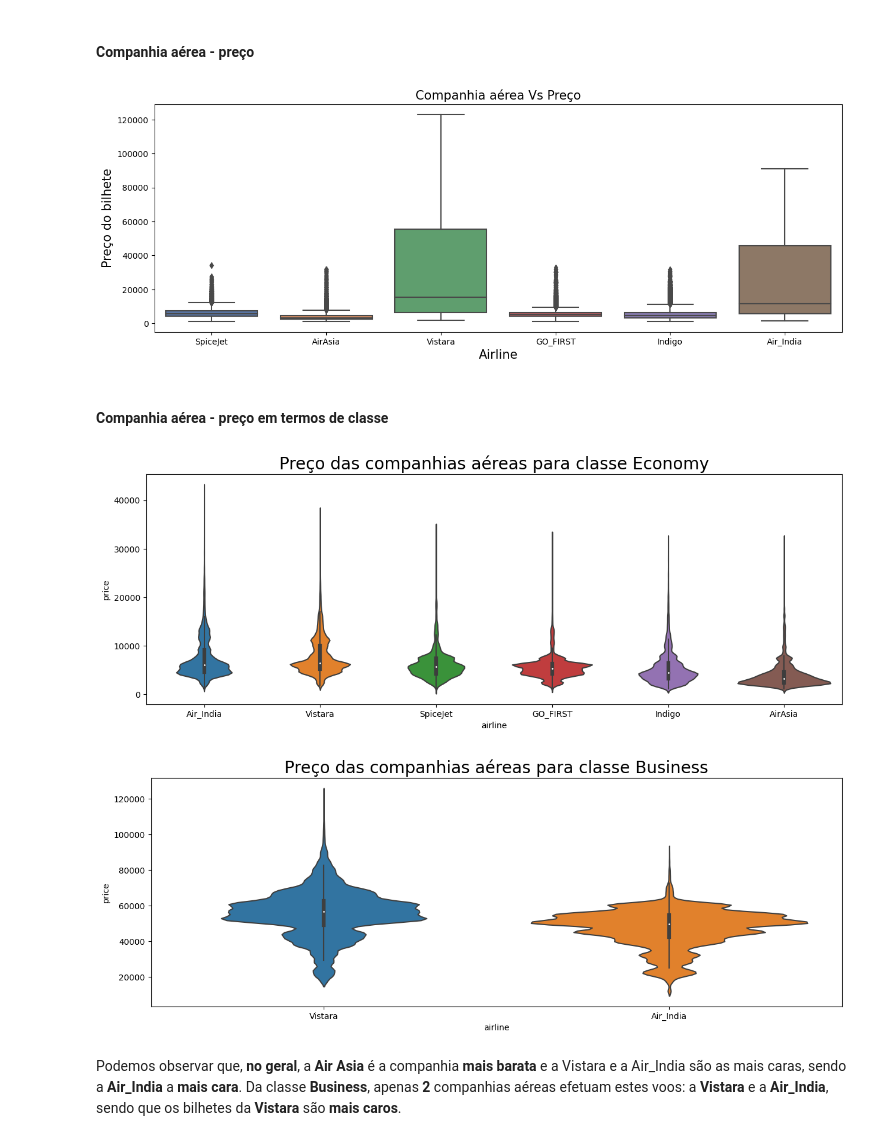
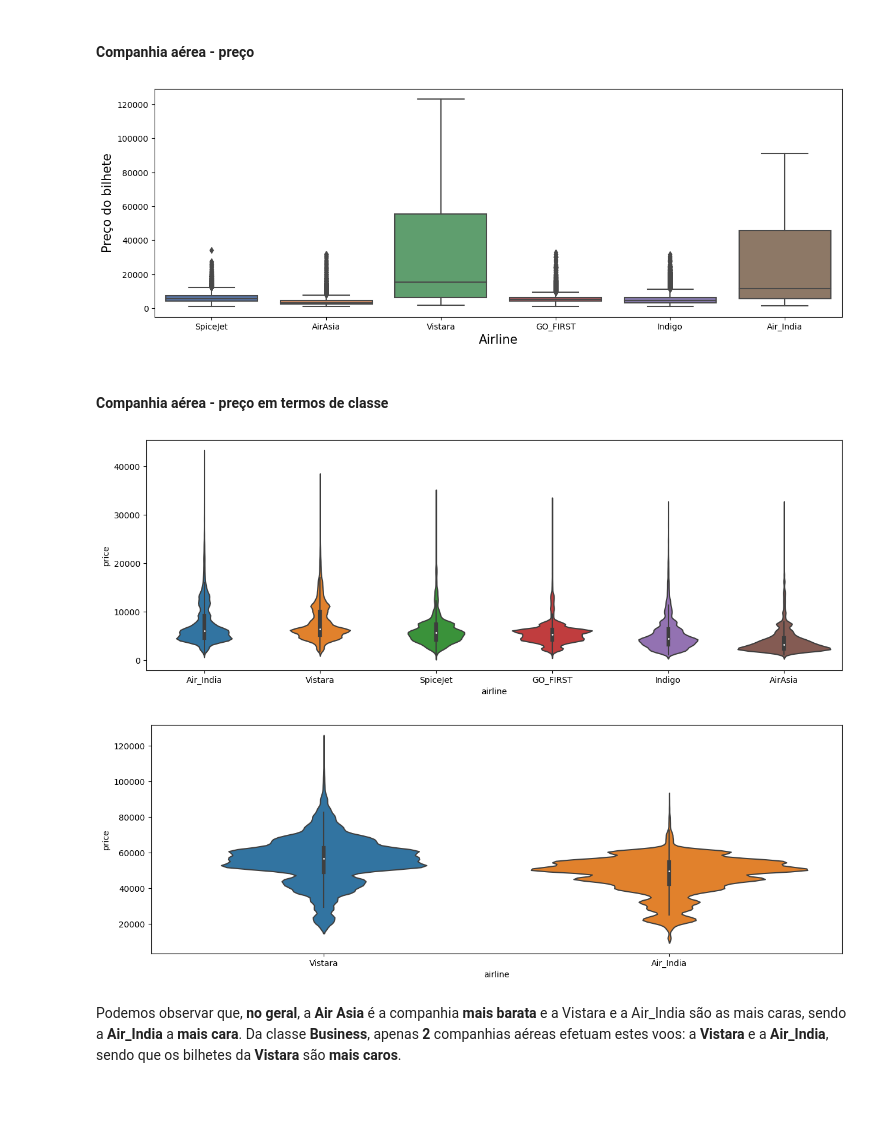
Before and after one commit to orlandopalmeira/Trabalho-DAA-2023-2024, a Jupyter notebook: Tarefa_1/tarefa_1_analise_2_dataset.ipynb, the cells around one changed output. Cells and saved outputs as stored; diff of their text form; code cells hidden in the pictures; blank space fills up the shorter version.

```diff
--- a/Tarefa_1/tarefa_1_analise_2_dataset.ipynb
+++ b/Tarefa_1/tarefa_1_analise_2_dataset.ipynb
@@ -317,28 +313,25 @@ Como é possível observar a maioria dos voos foram realizados em classe **econ
 # %%
 plt.figure(figsize=(15,5))
 sns.boxplot(x=dataf['airline'],y=dataf['price'],palette='deep')
-plt.title('Companhia aérea Vs Preço',fontsize=15)
 plt.xlabel('Airline',fontsize=15)
 plt.ylabel('Preço do bilhete',fontsize=15)
 plt.show()
 # %% [output]
-[figure, old version]
+[figure, new version]
 # %% [markdown]
 #### Companhia aérea - preço em termos de classe
 # %%
 fig, ax = plt.subplots(figsize=(15, 5))
 sns.violinplot(y="price", x="airline", data=dataf.loc[dataf["class"] == 'Economy'].sort_values("price", ascending=False), kind="boxen", ax=ax)
-ax.set_title("Preço das companhias aéreas para classe Economy", fontsize=20)
 plt.show()
 # %% [output]
-[figure, old version]
+[figure, new version]
 # %%
 fig, ax = plt.subplots(figsize=(15, 5))
 sns.violinplot(y="price", x="airline", data=dataf.loc[dataf["class"] == 'Business'].sort_values("price", ascending=False), kind="boxen", ax=ax)
-ax.set_title("Preço das companhias aéreas para classe Business", fontsize=20)
 plt.show()
 # %% [output]
-[figure, old version]
+[figure, new version]
 # %% [markdown]
 Podemos observar que, **no geral**, a **Air Asia** é a companhia **mais barata** e a Vistara e a Air_India são as mais caras, sendo a **Air_India** a **mais cara**.
 Da classe **Business**, apenas **2** companhias aéreas efetuam estes voos: a **Vistara** e a **Air_India**, sendo que os bilhetes da **Vistara** são **mais caros**.
```
Also changed, not shown: parts of 42 cells of this notebook.
